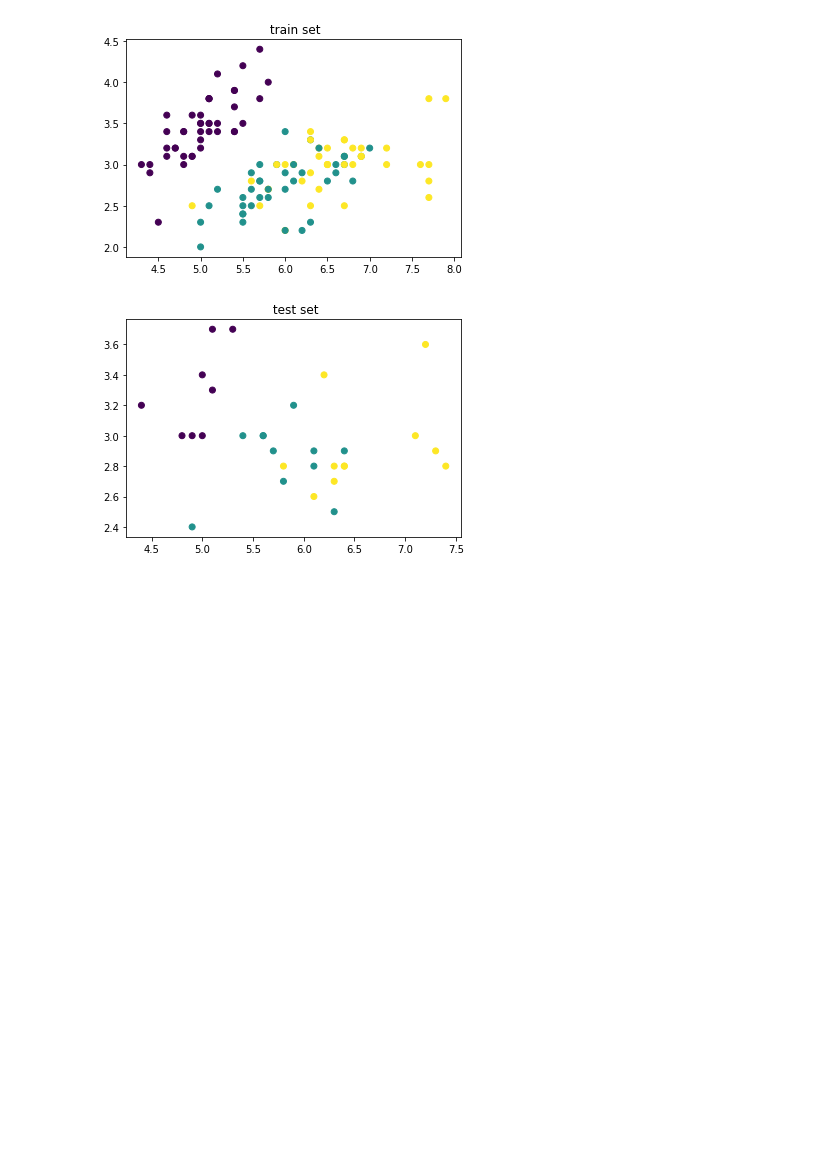
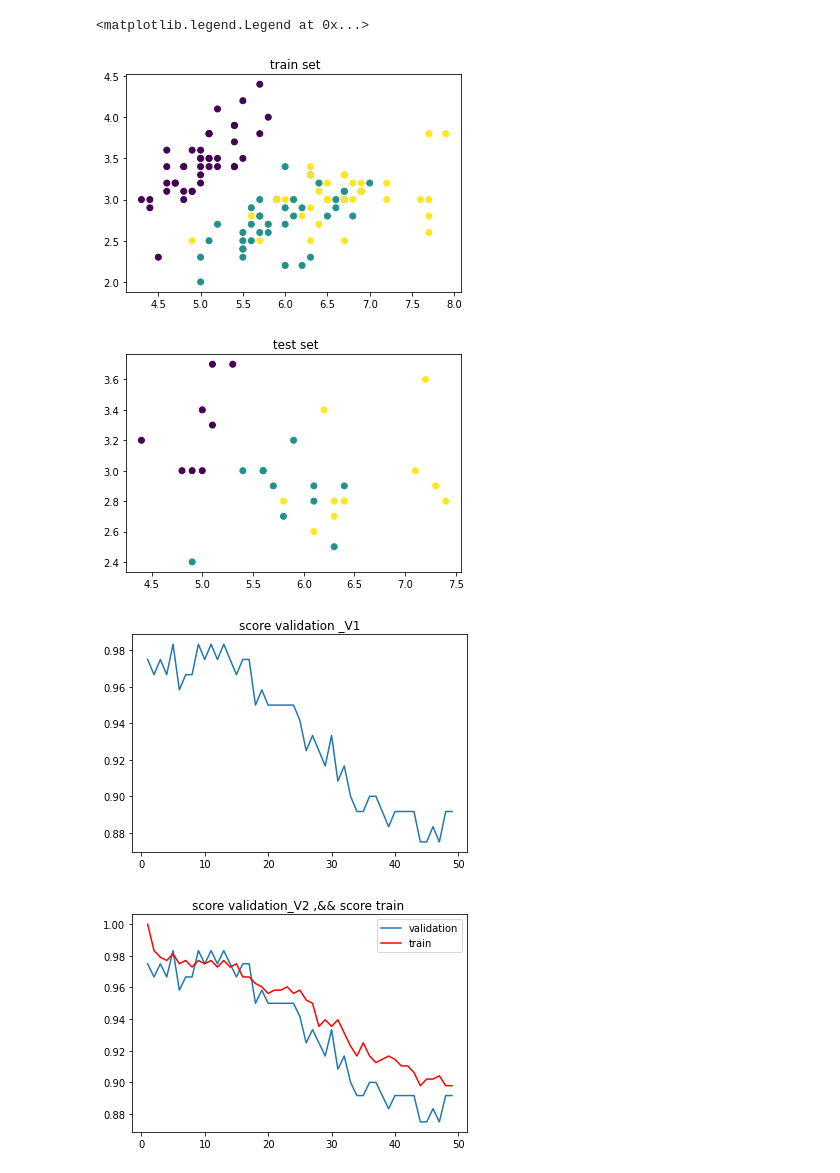
Before and after one commit to yassinetaiki/MachineLearning_Module, a Jupyter notebook: Modele_selection.ipynb, the cells around one changed output. Cells and saved outputs as stored; diff of their text form; code cells hidden in the pictures; blank space fills up the shorter version.

```diff
--- a/Modele_selection.ipynb
+++ b/Modele_selection.ipynb
@@ -5,6 +5,10 @@ from sklearn.datasets import load_iris
 from sklearn.model_selection import train_test_split
 from sklearn.neighbors import KNeighborsClassifier
 from sklearn.discriminant_analysis import LinearDiscriminantAnalysis
+from sklearn.model_selection import  cross_val_score
+from sklearn.model_selection import validation_curve
+from sklearn.model_selection import GridSearchCV
+from sklearn.model_selection import learning_curve
 
 iris=load_iris()
 x=iris.data
@@ -21,13 +25,73 @@ plt.scatter(xtest[:,0],xtest[:,1],c=ytest)
 plt.title(" test set")
 
 ####entrainement sur un modele de kneighbors #####
-modele=KNeighborsClassifier(n_neighbors=1)
+modele=KNeighborsClassifier()
 modele2=LinearDiscriminantAnalysis()
 modele.fit(xtrain,ytrain)
 modele2.fit(xtrain,ytrain)
 print("prediction",modele.predict(xtrain))
 print("le score de KNN est",modele.score(xtest,ytest))
 print("le score de l'ADL est",modele2.score(xtest,ytest))
+
+#####cross_validation ################
+#ca consiste a decouper le train set en plusieures partie(train,validation=>splite)puis calculer les moyenes (K-flods)
+#comparaison de modele #
+print("cross_val_score_KNN=>",cross_val_score(KNeighborsClassifier(n_neighbors=5),xtrain,ytrain,cv=5))
+print("cross_val_score_ADL=>",cross_val_score(LinearDiscriminantAnalysis(),xtrain,ytrain,cv=5))
+print(" Moyene cross_val_score_KNN=>",cross_val_score(KNeighborsClassifier(n_neighbors=5),xtrain,ytrain,cv=5).mean())
+print(" Moyen cross_val_score_ADL=>",cross_val_score(LinearDiscriminantAnalysis(),xtrain,ytrain,cv=5).mean())
+
+################validation curve #################
+#methode 1
+liste_score=[]
+for i in range(50):
+    score=cross_val_score(KNeighborsClassifier(i),xtrain,ytrain,cv=5).mean()
+    liste_score.append(score)
+
+fig2=plt.figure()
+plt.plot(liste_score)
+plt.title("score validation _V1")
+
+#metode2
+k=np.arange(1,50)
+train_score,val_score=validation_curve(KNeighborsClassifier(),xtrain,ytrain,'n_neighbors',k,cv=5) ##'n'neighbors' on designe le praramters qu'on  desire regler
+fig3=plt.figure() #k : nombre de paramatere qu'on veut tester
+plt.plot(k,val_score.mean(axis=1),label="validation")
+plt.plot(k,train_score.mean(axis=1),c='r',label="train")
+plt.legend()
+plt.title("score validation_V2 ,&& score train ")
+
+############### gridsearchCV ###############
+k2=np.arange(1,50)
+param_grid={'n_neighbors':k,
+           'metric':['euclidean','manhattan']} ##selectionner paramatre qu'on veut verfier
+grid=GridSearchCV(KNeighborsClassifier(),param_grid,cv=5)
+grid.fit(xtrain,ytrain)
+print("meilleures score KNN =>",grid.best_score_)
+print("meilleures parametres KNN=>",grid.best_params_)
+
+param_grid2={'solver':['svd','eigen','lsqr']}##selectionner parametre qu'on veut verifier
+grid2=GridSearchCV(LinearDiscriminantAnalysis(),param_grid2,cv=5)
+grid2.fit(xtrain,ytrain)
+print("meilleures score ADL =>",grid2.best_score_)
+print("meilleures parametres ADL =>",grid2.best_params_)
+
+mon_modele=grid.best_estimator_ ##sauvgarder le meilleure modele qu'on l'a eux et le faire teste sur datatest
+mon_modele2=grid2.best_estimator_
+print("score datatest KNN=>",mon_modele.score(xtest,ytest))
+print("score datatest ADL=>",mon_modele2.score(xtest,ytest))
+
+
+
+
+################### learning curve ################
+#ca permet d'evoluer la performance du modele par la quantite d'information qu'il a
+K3,train_score2,val_score2=learning_curve(KNeighborsClassifier(),xtrain,ytrain,cv=5,train_sizes=np.linspace(0.2,1.0,5))
+print("data",K3) ## data sets
+fig5=plt.figure()
+plt.plot(K3,train_score2.mean(axis=1),label='train')
+plt.plot(K3,train_score2.mean(axis=1),label='validation')
+plt.legend()
 # %% [output]
 donnees entrainement => (120, 4)
 donnees test =>  (30, 4)
@@ -41,2 +133,5 @@ le score de l'ADL est 0.9333333333333333
+<matplotlib.legend.Legend at 0x...>
 [figure]
 [figure]
+[figure, added]
+[figure, added]
```
Also changed, not shown: parts of 1 cell of this notebook.
